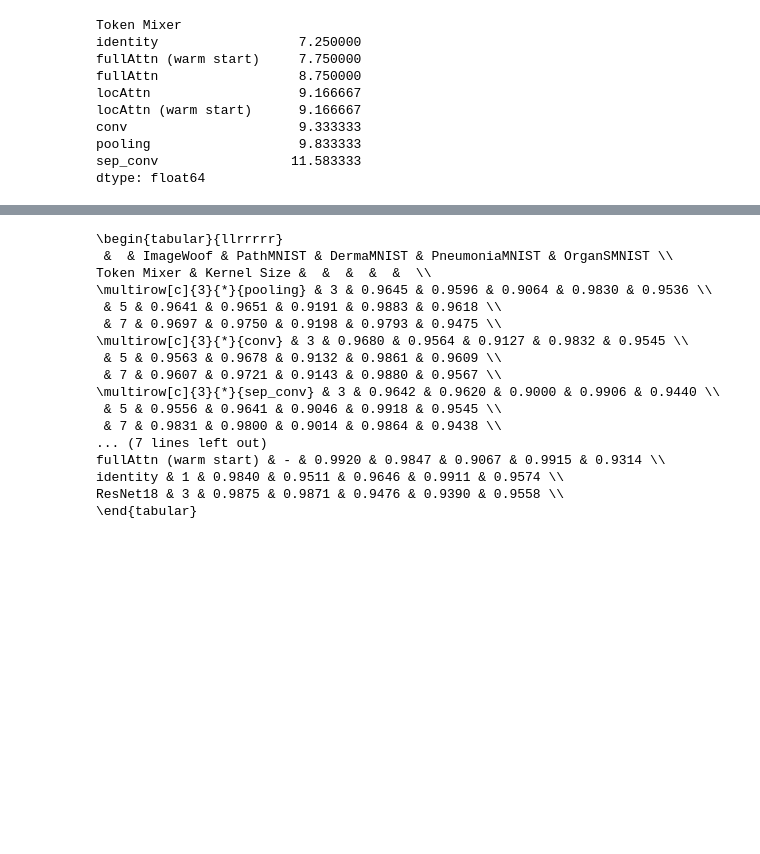
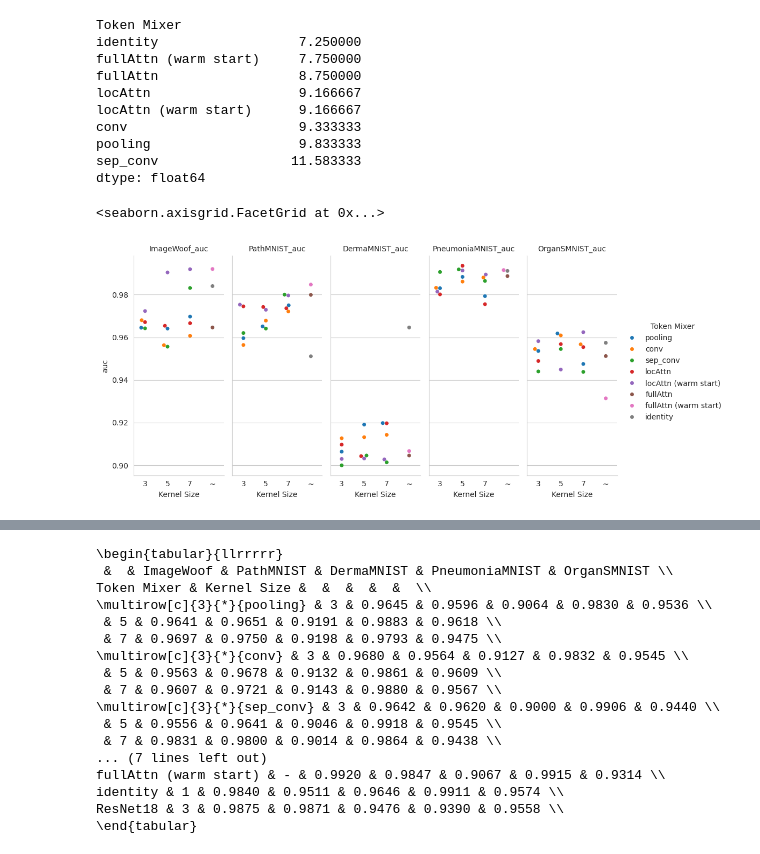
Before and after one commit to multimodallearning/MetaFormerMedImaging, a Jupyter notebook: eval/create_ranking_classification_2p2t_pretrained.ipynb, the cells around one changed output, grey strips where cells are left out. Cells and saved outputs as stored; diff of their text form; code cells hidden in the pictures; blank space fills up the shorter version.

Commit message:
add result plots

```diff
--- a/eval/create_ranking_classification_2p2t_pretrained.ipynb
+++ b/eval/create_ranking_classification_2p2t_pretrained.ipynb
@@ -209,3 +209,15 @@ conv                      9.333333
 pooling                   9.833333
 sep_conv                 11.583333
 dtype: float64
+# %%
+import seaborn as sns
+
+df_long = df.loc[~df.index.get_level_values(0).str.startswith('ResNet'), df.columns.str.endswith('_auc')]
+df_long = df_long.reset_index().melt(id_vars=["Token Mixer", "Kernel Size"], var_name="dataset", value_name="auc")
+df_long.loc[df_long['Kernel Size'].isin(['1', '-']), 'Kernel Size'] = '~'
+
+g = sns.catplot(df_long, y='auc', x='Kernel Size', hue='Token Mixer', col='dataset', kind='swarm', aspect=0.4)
+g.set_titles(col_template="{col_name}")
+# %% [output]
+<seaborn.axisgrid.FacetGrid at 0x...>
+[figure, added]
```
Also changed, not shown: parts of 1 cell of this notebook, 2 other files.
